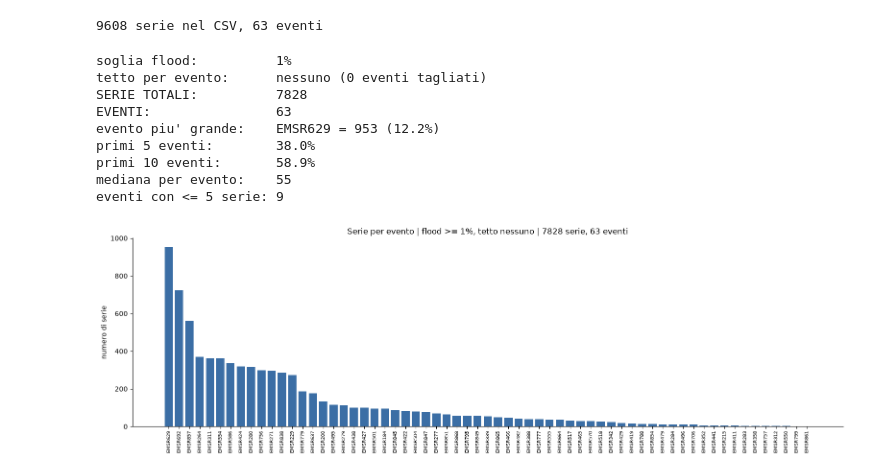
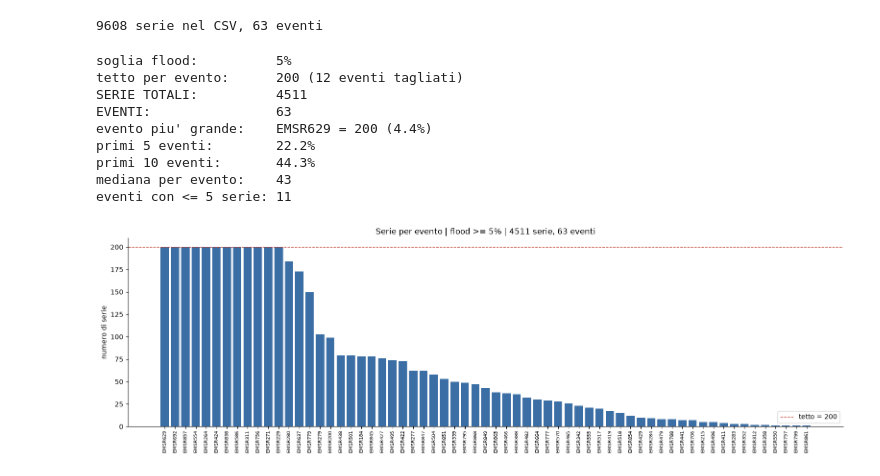
Before and after one commit to mattiaBarbo2002/TESI, a Jupyter notebook: notebooks/split_128 copy.ipynb, the cells around one changed output. Saved outputs shown, nothing was run; the diff lists cells and outputs as text; code cells hidden in the pictures.

Commit message:
FloodsImage_v3

```diff
--- a/notebooks/split_128 copy.ipynb
+++ b/notebooks/split_128 copy.ipynb
@@ -122,47 +122,47 @@ print(f"{len(df)} serie nel CSV, {df['evento'].nunique()} eventi")
 # %% [output]
 9608 serie nel CSV, 63 eventi
 # %%
-min_flood_pct = 1     # tiene le serie con flood_pct >= questo valore
-max_per_event = 0     # tetto di serie per evento; 0 = nessun tetto
+min_flood_pct = 5     # tiene le serie con flood_pct >= questo valore
+max_per_event = 200     # tetto di serie per evento; 0 = nessun tetto
 # %%
 sel = df[df["flood_pct"] >= min_flood_pct]
 counts_raw = sel["evento"].value_counts()
 
 counts = counts_raw.clip(upper=max_per_event) if max_per_event > 0 else counts_raw
 counts = counts.sort_values(ascending=False)
 tot = int(counts.sum())
 tetto = max_per_event if max_per_event > 0 else "nessuno"
 
 print(f"soglia flood:          {min_flood_pct}%")
 print(f"tetto per evento:      {tetto} ({int((counts_raw > max_per_event).sum()) if max_per_event > 0 else 0} eventi tagliati)")
 print(f"SERIE TOTALI:          {tot}")
 print(f"EVENTI:                {len(counts)}")
 print(f"evento piu' grande:    {counts.index[0]} = {counts.iloc[0]} ({100 * counts.iloc[0] / tot:.1f}%)")
 print(f"primi 5 eventi:        {100 * counts.head(5).sum() / tot:.1f}%")
 print(f"primi 10 eventi:       {100 * counts.head(10).sum() / tot:.1f}%")
 print(f"mediana per evento:    {int(counts.median())}")
 print(f"eventi con <= 5 serie: {int((counts <= 5).sum())}")
 
 fig, ax = plt.subplots(figsize=(max(10, 0.25 * len(counts)), 5))
 ax.bar(range(len(counts)), counts.values, color="#3b6ea5")
 if max_per_event > 0:
     ax.axhline(max_per_event, color="#c0392b", linestyle="--", linewidth=1, label=f"tetto = {max_per_event}")
     ax.legend()
 ax.set_xticks(range(len(counts)))
 ax.set_xticklabels(counts.index, rotation=90, fontsize=7)
 ax.set_ylabel("numero di serie")
-ax.set_title(f"Serie per evento | flood >= {min_flood_pct}%, tetto {tetto} | {tot} serie, {len(counts)} eventi")
+ax.set_title(f"Serie per evento | flood >= {min_flood_pct}% | {tot} serie, {len(counts)} eventi")
 ax.spines[["top", "right"]].set_visible(False)
 plt.tight_layout()
 plt.show()
 # %% [output]
-soglia flood:          1%
-tetto per evento:      nessuno (0 eventi tagliati)
-SERIE TOTALI:          7828
+soglia flood:          5%
+tetto per evento:      200 (12 eventi tagliati)
+SERIE TOTALI:          4511
 EVENTI:                63
-evento piu' grande:    EMSR629 = 953 (12.2%)
-primi 5 eventi:        38.0%
-primi 10 eventi:       58.9%
-mediana per evento:    55
-eventi con <= 5 serie: 9
+evento piu' grande:    EMSR629 = 200 (4.4%)
+primi 5 eventi:        22.2%
+primi 10 eventi:       44.3%
+mediana per evento:    43
+eventi con <= 5 serie: 11
-[figure, old version]
+[figure, new version]
```
Also changed, not shown: 20 other files.
